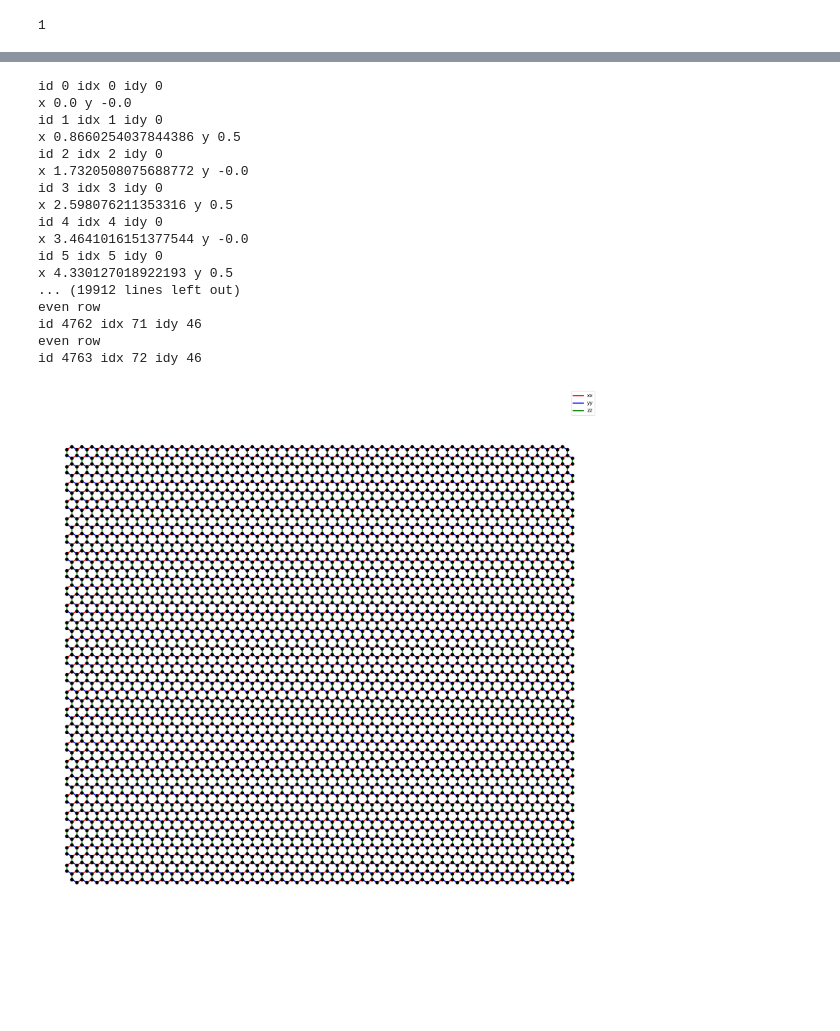
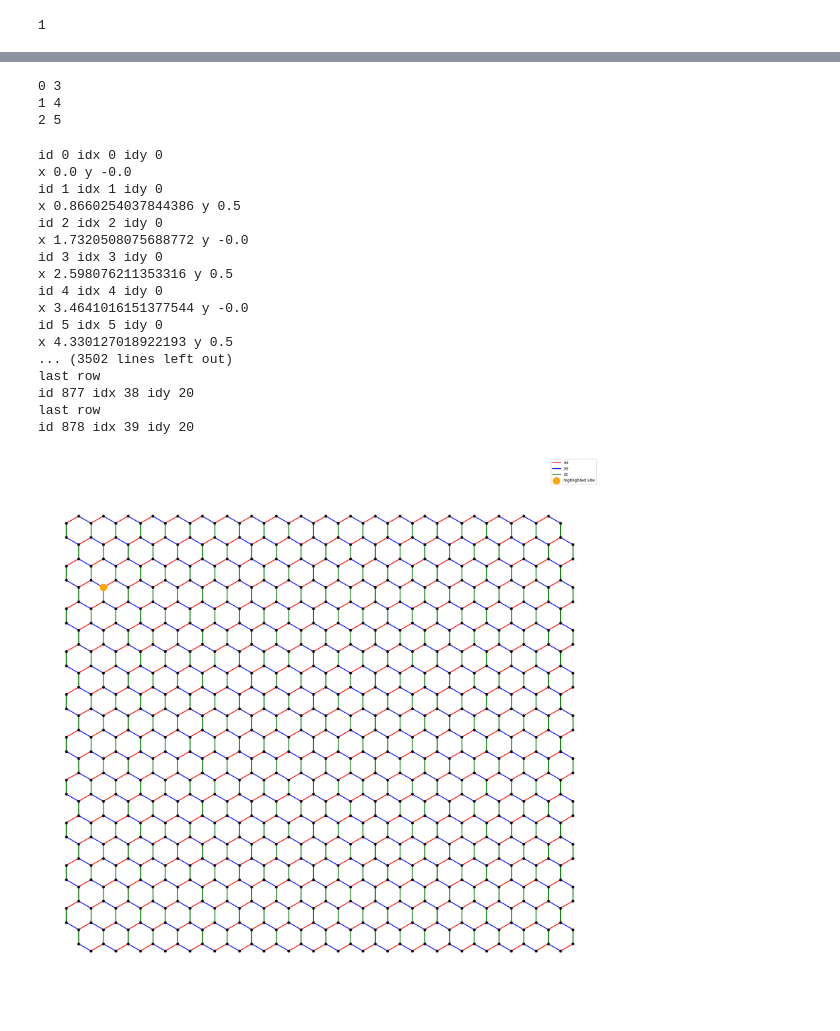
Before and after one commit to gconcheri/MasterThesis, a Jupyter notebook: fermionic_model_OBC.ipynb, the cells around one changed output, grey strips where cells are left out. Drawn from its saved outputs; the diff is of its cells as text; code cells hidden in the pictures; blank space fills up the shorter version.

```diff
--- a/fermionic_model_OBC.ipynb
+++ b/fermionic_model_OBC.ipynb
@@ -12,7 +12,7 @@ importlib.reload(site)
 # %% [output]
 <module 'Class_site' from '/Users/giovanniconcheri/Desktop/TESI/MasterThesis/Class_site.py'>
 # %%
-Npx = 2 # Number of plaquette in each dimension
+Npx = 3 # Number of plaquette in each dimension
 Npy = 4
 model = site.SitesOBC(Npx, Npy)
 # %%
@@ -120 +124,9 @@ yy_bond:  [[ 1  2]
+# %%
+lllist = [3,4,5]
+for i, id in enumerate(lllist):
+    print(i, id)
+# %% [output]
+0 3
+1 4
+2 5
 # %%
@@ -147,25 +171,25 @@ yy_bond:  [[ 1  2]
 # %%
-modell = site.SitesOBC(Npx = 50, Npy = 50)
-plot_honeycomb(modell)
+modell = site.SitesOBC(Npx = 20, Npy = 20)
+plot_honeycomb(modell, (3,3))
 # %% [output]
 id 0 idx 0 idy 0
 x 0.0 y -0.0
 id 1 idx 1 idy 0
 x 0.8660254037844386 y 0.5
 id 2 idx 2 idy 0
 x 1.7320508075688772 y -0.0
 id 3 idx 3 idy 0
 x 2.598076211353316 y 0.5
 id 4 idx 4 idy 0
 x 3.4641016151377544 y -0.0
 id 5 idx 5 idy 0
 x 4.330127018922193 y 0.5
-... (19912 lines left out)
-even row
-id 4762 idx 71 idy 46
-even row
-id 4763 idx 72 idy 46
+... (3502 lines left out)
+last row
+id 877 idx 38 idy 20
+last row
+id 878 idx 39 idy 20
-[figure, old version]
+[figure, new version]
 # %%
 coords = model.get_coordinates()
 print("Coordinates of sites: ", coords)
```
Also changed, not shown: parts of 10 cells of this notebook, 4 other files.
